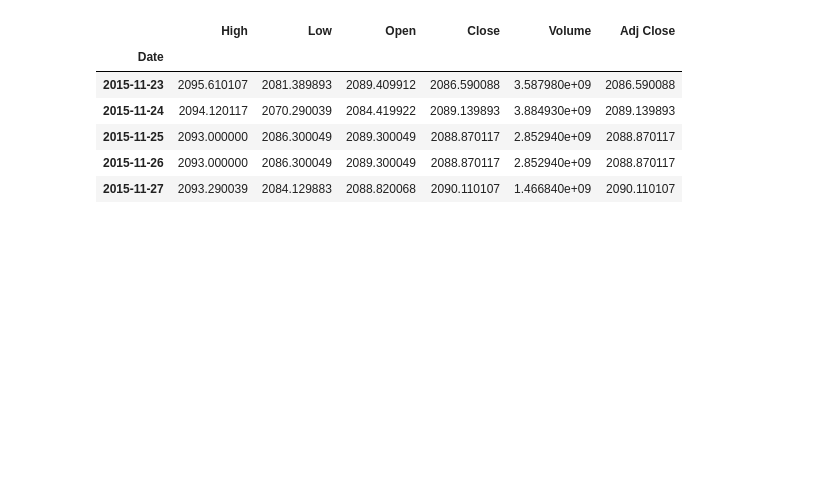
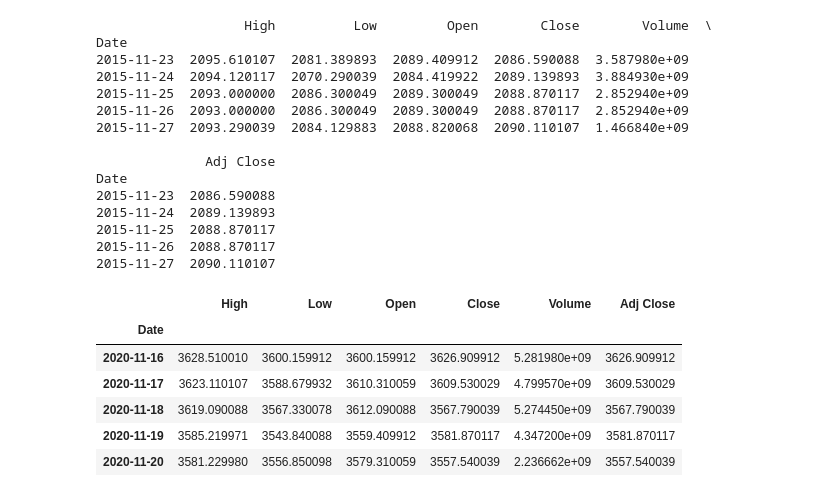
Before and after one commit to tangmagnus/DecisionSupportSystems, a Jupyter notebook: Forecasting/forecasting.ipynb, the cells around one changed output. Cells and saved outputs as stored; diff of their text form; code cells hidden in the pictures; blank space fills up the shorter version.

Commit message:
correlation and more data preprocessing

```diff
--- a/Forecasting/forecasting.ipynb
+++ b/Forecasting/forecasting.ipynb
@@ -26,14 +56,30 @@ data["Date"].min(), data["Date"].max()
 # %%
 data.set_index("Date", inplace=True)
-data.head()
+print(data.head())
+data.tail()
 # %% [output]
+                   High          Low         Open        Close        Volume  \
+Date
+2015-11-23  2095.610107  2081.389893  2089.409912  2086.590088  3.587980e+09
+2015-11-24  2094.120117  2070.290039  2084.419922  2089.139893  3.884930e+09
+2015-11-25  2093.000000  2086.300049  2089.300049  2088.870117  2.852940e+09
+2015-11-26  2093.000000  2086.300049  2089.300049  2088.870117  2.852940e+09
+2015-11-27  2093.290039  2084.129883  2088.820068  2090.110107  1.466840e+09
+
+              Adj Close
+Date
+2015-11-23  2086.590088
+2015-11-24  2089.139893
+2015-11-25  2088.870117
+2015-11-26  2088.870117
+2015-11-27  2090.110107
 |  | High | Low | Open | Close | Volume | Adj Close |
 | Date |  |  |  |  |  |  |
-| 2015-11-23 | 2095.610107 | 2081.389893 | 2089.409912 | 2086.590088 | 3.587980e+09 | 2086.590088 |
-| 2015-11-24 | 2094.120117 | 2070.290039 | 2084.419922 | 2089.139893 | 3.884930e+09 | 2089.139893 |
-| 2015-11-25 | 2093.000000 | 2086.300049 | 2089.300049 | 2088.870117 | 2.852940e+09 | 2088.870117 |
-| 2015-11-26 | 2093.000000 | 2086.300049 | 2089.300049 | 2088.870117 | 2.852940e+09 | 2088.870117 |
-| 2015-11-27 | 2093.290039 | 2084.129883 | 2088.820068 | 2090.110107 | 1.466840e+09 | 2090.110107 |
+| 2020-11-16 | 3628.510010 | 3600.159912 | 3600.159912 | 3626.909912 | 5.281980e+09 | 3626.909912 |
+| 2020-11-17 | 3623.110107 | 3588.679932 | 3610.310059 | 3609.530029 | 4.799570e+09 | 3609.530029 |
+| 2020-11-18 | 3619.090088 | 3567.330078 | 3612.090088 | 3567.790039 | 5.274450e+09 | 3567.790039 |
+| 2020-11-19 | 3585.219971 | 3543.840088 | 3559.409912 | 3581.870117 | 4.347200e+09 | 3581.870117 |
+| 2020-11-20 | 3581.229980 | 3556.850098 | 3579.310059 | 3557.540039 | 2.236662e+09 | 3557.540039 |
 # %%
 data[["High", "Low", "Open", "Close"]].plot(figsize=(10,7))
 plt.legend(loc="best")
```
Also changed, not shown: parts of 9 cells of this notebook.
